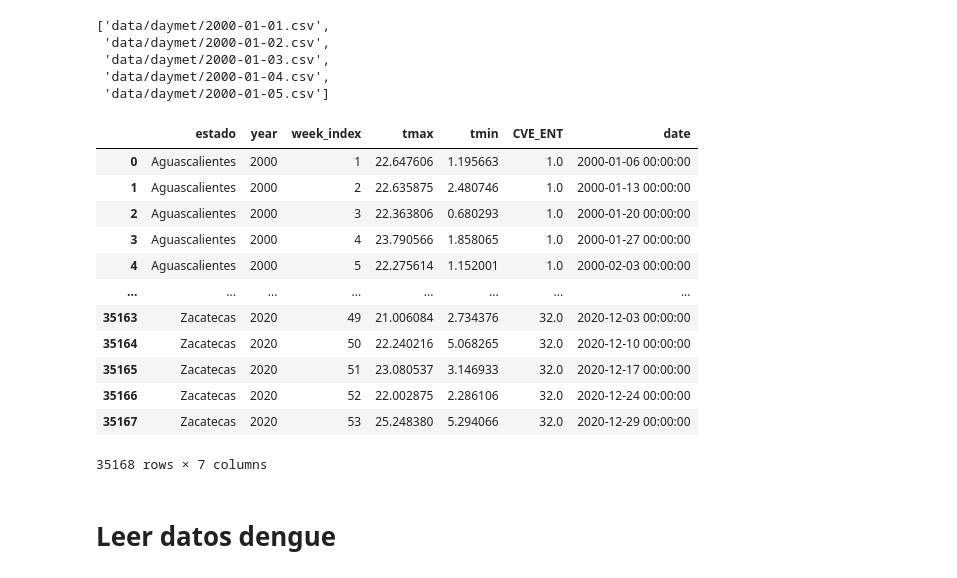
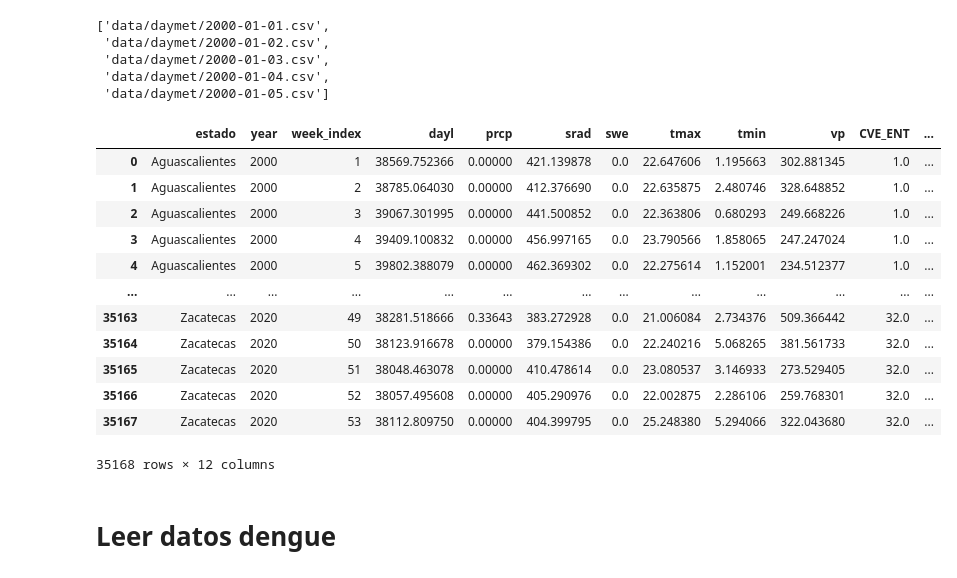
Before and after one commit to pcorner10/denguetemp2022, a Jupyter notebook: dengueTemperatura.ipynb, the cells around one changed output. Drawn from its saved outputs; the diff is of its cells as text; code cells hidden in the pictures.

```diff
--- a/dengueTemperatura.ipynb
+++ b/dengueTemperatura.ipynb
@@ -101,47 +74,46 @@ list_daymet[:5]
 # %%
 def read_daymet(dirs):
     df_final = pd.DataFrame(columns=[
-        'tmax', 'tmin', 'NOMGEO', 'CVE_ENT', 'date'
+        "dayl","prcp","srad","swe","tmax","tmin","vp", 'NOMGEO', 'CVE_ENT', 'date'
     ])
     for dir in dirs:
         df = pd.read_csv(dir)
         date = dir[12:-4]
         df["date"] = date
 
-        df.drop(columns=["CVEGEO", "system:index",'dayl',
-                         'prcp', 'srad', 'swe','vp'],
+        df.drop(columns=["CVEGEO", "system:index"],
                 inplace=True)
 
         df_final = pd.concat([df_final, df])
 
     df_final["date"] = pd.to_datetime(df_final["date"],
                                       infer_datetime_format=True)
     df_final["week_index"] = df_final.date.dt.week
     df_final["year"] = df_final.date.dt.year
     df_final = df_final.groupby(by=["NOMGEO", "year", "week_index"],
                                 as_index=False).mean()
     df_final.rename(columns={"NOMGEO":"estado"}, inplace=True)
 
     return df_final
 
 #df_daymet = read_daymet(list_daymet)
 #df_daymet.to_csv("data/daymet_full.csv",index=False)
 df_daymet = pd.read_csv("data/daymet_full.csv")
 df_daymet
 # %% [output]
-|  | estado | year | week_index | tmax | tmin | CVE_ENT | date |
-| 0 | Aguascalientes | 2000 | 1 | 22.647606 | 1.195663 | 1.0 | 2000-01-06 00:00:00 |
-| 1 | Aguascalientes | 2000 | 2 | 22.635875 | 2.480746 | 1.0 | 2000-01-13 00:00:00 |
-| 2 | Aguascalientes | 2000 | 3 | 22.363806 | 0.680293 | 1.0 | 2000-01-20 00:00:00 |
-| 3 | Aguascalientes | 2000 | 4 | 23.790566 | 1.858065 | 1.0 | 2000-01-27 00:00:00 |
-| 4 | Aguascalientes | 2000 | 5 | 22.275614 | 1.152001 | 1.0 | 2000-02-03 00:00:00 |
-| ... | ... | ... | ... | ... | ... | ... | ... |
-| 35163 | Zacatecas | 2020 | 49 | 21.006084 | 2.734376 | 32.0 | 2020-12-03 00:00:00 |
-| 35164 | Zacatecas | 2020 | 50 | 22.240216 | 5.068265 | 32.0 | 2020-12-10 00:00:00 |
-| 35165 | Zacatecas | 2020 | 51 | 23.080537 | 3.146933 | 32.0 | 2020-12-17 00:00:00 |
-| 35166 | Zacatecas | 2020 | 52 | 22.002875 | 2.286106 | 32.0 | 2020-12-24 00:00:00 |
-| 35167 | Zacatecas | 2020 | 53 | 25.248380 | 5.294066 | 32.0 | 2020-12-29 00:00:00 |
+|  | estado | year | week_index | dayl | prcp | srad | swe | tmax | tmin | vp | CVE_ENT | ... |
+| 0 | Aguascalientes | 2000 | 1 | 38569.752366 | 0.00000 | 421.139878 | 0.0 | 22.647606 | 1.195663 | 302.881345 | 1.0 | ... |
+| 1 | Aguascalientes | 2000 | 2 | 38785.064030 | 0.00000 | 412.376690 | 0.0 | 22.635875 | 2.480746 | 328.648852 | 1.0 | ... |
+| 2 | Aguascalientes | 2000 | 3 | 39067.301995 | 0.00000 | 441.500852 | 0.0 | 22.363806 | 0.680293 | 249.668226 | 1.0 | ... |
+| 3 | Aguascalientes | 2000 | 4 | 39409.100832 | 0.00000 | 456.997165 | 0.0 | 23.790566 | 1.858065 | 247.247024 | 1.0 | ... |
+| 4 | Aguascalientes | 2000 | 5 | 39802.388079 | 0.00000 | 462.369302 | 0.0 | 22.275614 | 1.152001 | 234.512377 | 1.0 | ... |
+| ... | ... | ... | ... | ... | ... | ... | ... | ... | ... | ... | ... | ... |
+| 35163 | Zacatecas | 2020 | 49 | 38281.518666 | 0.33643 | 383.272928 | 0.0 | 21.006084 | 2.734376 | 509.366442 | 32.0 | ... |
+| 35164 | Zacatecas | 2020 | 50 | 38123.916678 | 0.00000 | 379.154386 | 0.0 | 22.240216 | 5.068265 | 381.561733 | 32.0 | ... |
+| 35165 | Zacatecas | 2020 | 51 | 38048.463078 | 0.00000 | 410.478614 | 0.0 | 23.080537 | 3.146933 | 273.529405 | 32.0 | ... |
+| 35166 | Zacatecas | 2020 | 52 | 38057.495608 | 0.00000 | 405.290976 | 0.0 | 22.002875 | 2.286106 | 259.768301 | 32.0 | ... |
+| 35167 | Zacatecas | 2020 | 53 | 38112.809750 | 0.00000 | 404.399795 | 0.0 | 25.248380 | 5.294066 | 322.043680 | 32.0 | ... |
-35168 rows × 7 columns
+35168 rows × 12 columns
 # %% [markdown]
 # Leer datos dengue
 # %%
```
Also changed, not shown: parts of 32 cells of this notebook, 1 other file.
